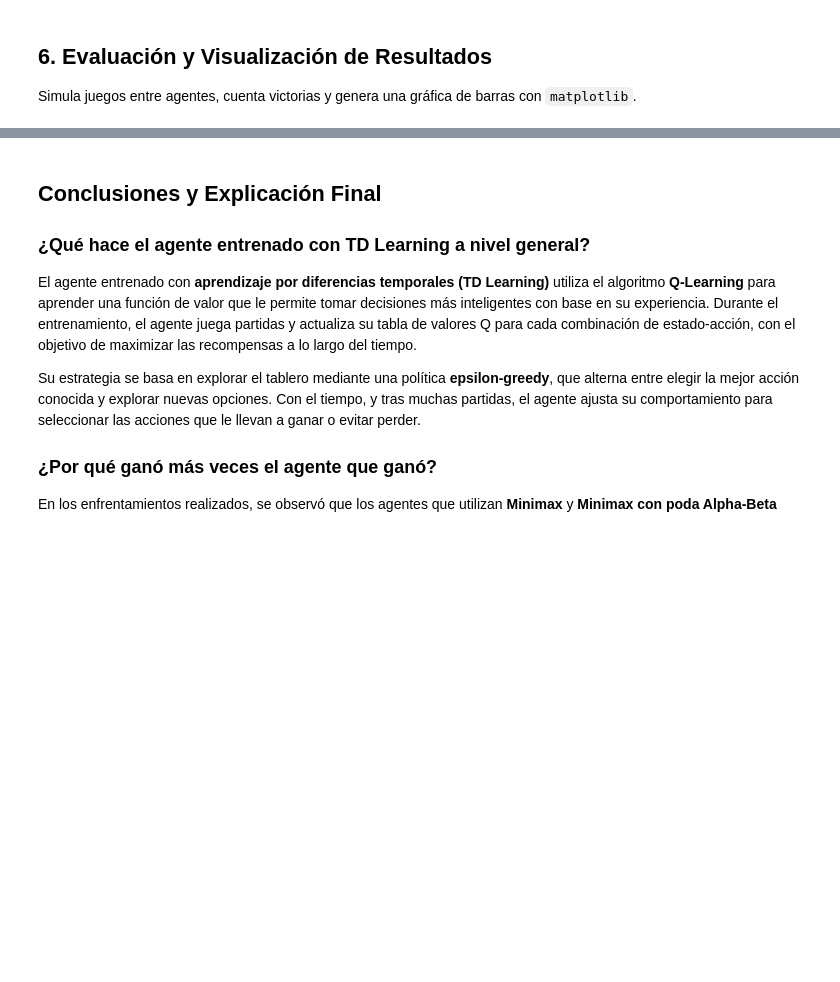
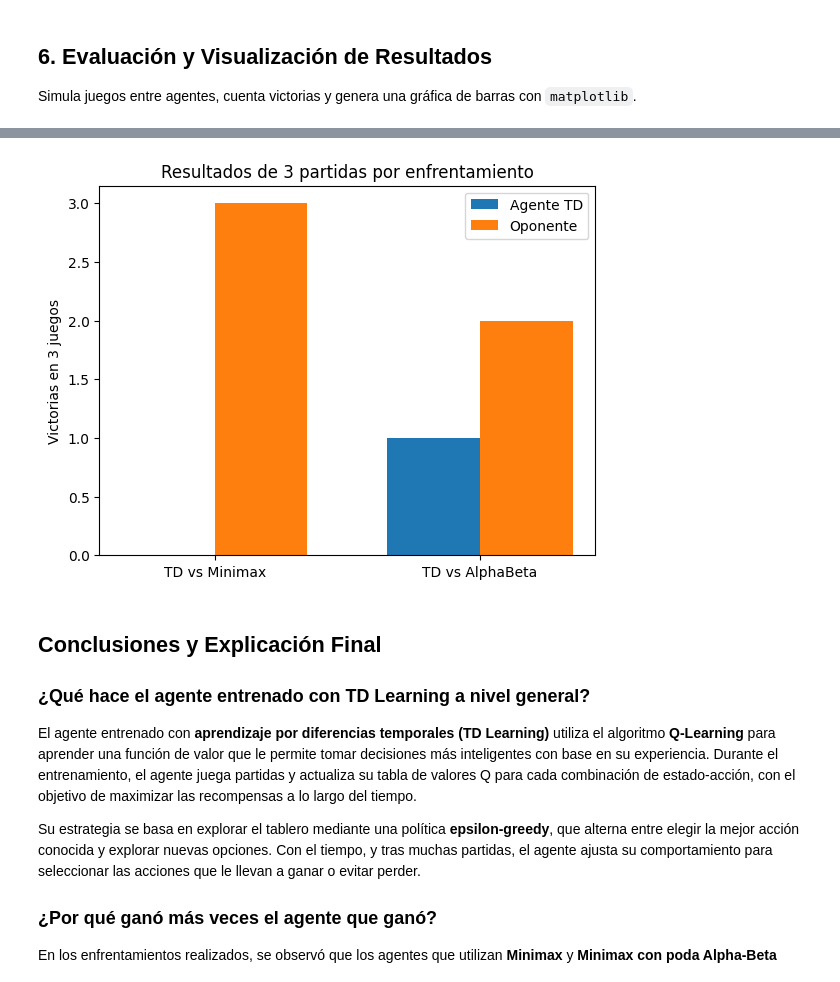
Before and after one commit to Andyfer004/Lab7-IA, a Jupyter notebook: Lab7IA.ipynb, the cells around one changed output, grey strips where cells are left out. Cells and saved outputs as stored; diff of their text form; code cells hidden in the pictures; blank space fills up the shorter version.

Commit message:
update graphic

```diff
--- a/Lab7IA.ipynb
+++ b/Lab7IA.ipynb
@@ -391,3 +391,72 @@ plt.show()
+# %%
+import matplotlib.pyplot as plt
+import numpy as np
+
+def jugar_un_partido(agent_td, opponent_func, depth=3, opponent_type="Minimax"):
+    game = ConnectFour()
+    game.reset()
+    current_piece = 1
+    state = game.board.copy()
+    done = False
+    winner = None
+
+    while not done:
+        valid_moves = game.valid_moves()
+        if current_piece == 1:
+            action = agent_td.choose_action(state, valid_moves)
+        else:
+            if opponent_type == "Minimax":
+                action, _ = minimax(game, depth, True, -1)
+            else:
+                action, _ = minimax_alphabeta(game, depth, -np.inf, np.inf, True, -1)
+            if action is None:
+                action = np.random.choice(valid_moves)
+        game.drop_piece(action, current_piece)
+        state = game.board.copy()
+
+        if game.check_winner(current_piece):
+            done = True
+            winner = current_piece
+        elif game.is_full():
+            done = True
+            winner = 0
+        current_piece *= -1
+
+    return winner  # 1 = TD ganó, -1 = oponente ganó, 0 = empate
+
+# Correr 3 juegos contra Minimax y 3 contra AlphaBeta
+resultados_minimax = [jugar_un_partido(agent_td, minimax, depth=3, opponent_type="Minimax") for _ in range(3)]
+resultados_alphabeta = [jugar_un_partido(agent_td, minimax_alphabeta, depth=3, opponent_type="AlphaBeta") for _ in range(3)]
+
+# Contar victorias
+td_vs_minimax = resultados_minimax.count(1)
+minimax_wins = resultados_minimax.count(-1)
+
+td_vs_alphabeta = resultados_alphabeta.count(1)
+alphabeta_wins = resultados_alphabeta.count(-1)
+
+# Preparar datos para la gráfica
+labels = ['TD vs Minimax', 'TD vs AlphaBeta']
+td_wins = [td_vs_minimax, td_vs_alphabeta]
+opp_wins = [minimax_wins, alphabeta_wins]
+
+x = np.arange(len(labels))
+width = 0.35
+
+# Graficar
+fig, ax = plt.subplots()
+ax.bar(x - width/2, td_wins, width, label='Agente TD')
+ax.bar(x + width/2, opp_wins, width, label='Oponente')
+
+ax.set_ylabel('Victorias en 3 juegos')
+ax.set_title('Resultados de 3 partidas por enfrentamiento')
+ax.set_xticks(x)
+ax.set_xticklabels(labels)
+ax.legend()
+
+plt.show()
+# %% [output]
+[figure, added]
 # %% [markdown]
 
 
```
Also changed, not shown: parts of 1 cell of this notebook.
